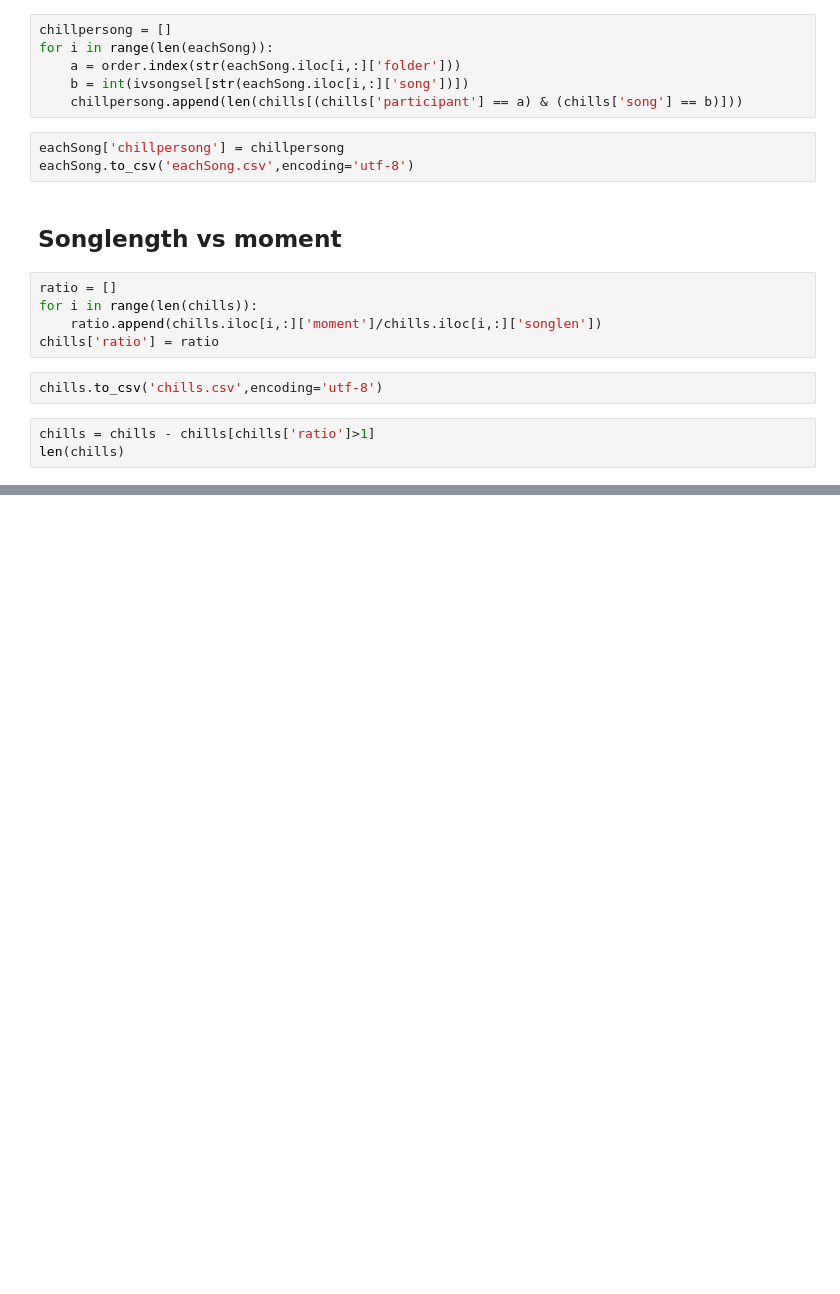
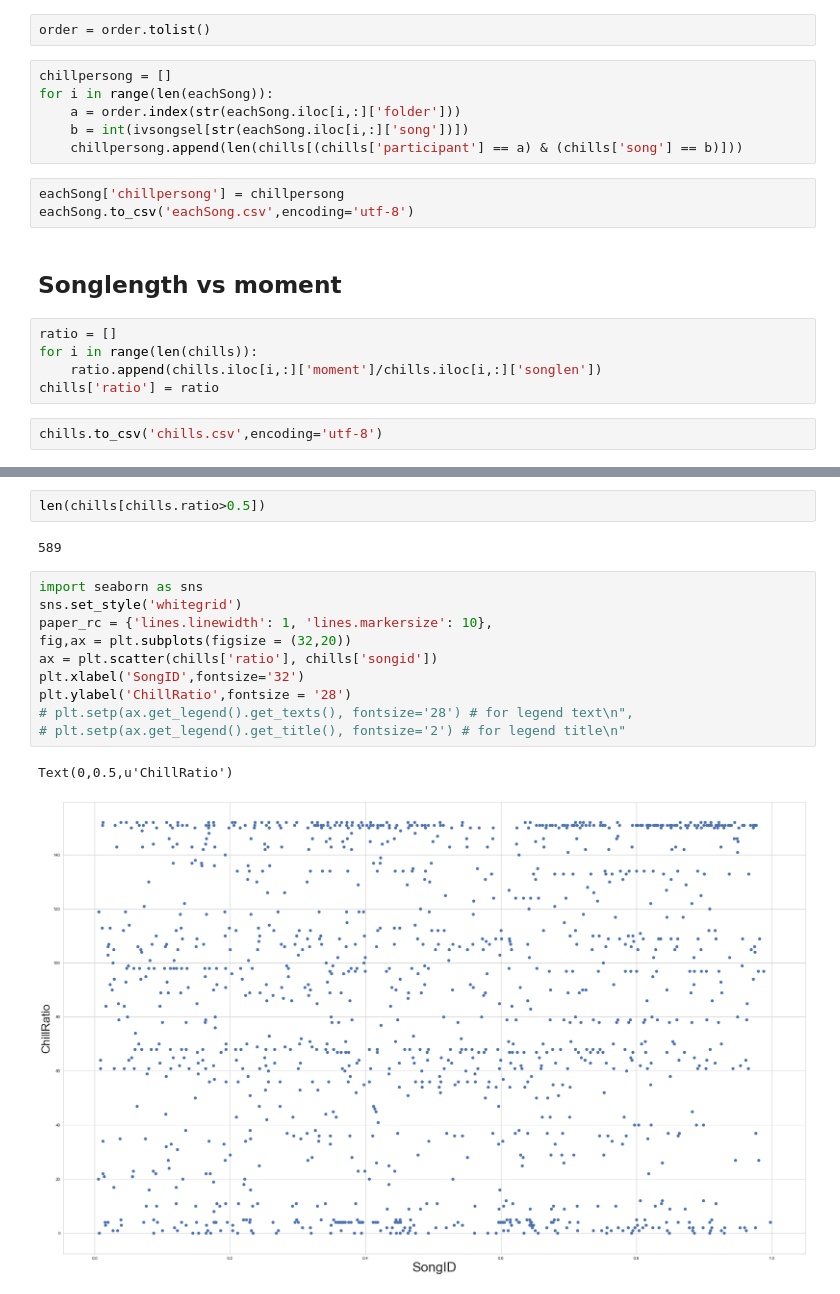
Before and after one commit to shockmonger/chill, a Jupyter notebook: resampling.ipynb, the cells around one changed output, grey strips where cells are left out. Cells and saved outputs as stored; diff of their text form; blank space fills up the shorter version.

```diff
--- a/resampling.ipynb
+++ b/resampling.ipynb
@@ -158,3 +149,5 @@ chills.head()
+# %%
+order = order.tolist()
 # %%
 chillpersong = []
 for i in range(len(eachSong)):
@@ -173,6 +166,3 @@ for i in range(len(chills)):
 chills['ratio'] = ratio
 # %%
 chills.to_csv('chills.csv',encoding='utf-8')
-# %%
-chills = chills - chills[chills['ratio']>1]
-len(chills)
@@ -186,0 +206,17 @@ plt.scatter(chills['participant'], chills['ratio'])
+# %%
+len(chills[chills.ratio>0.5])
+# %% [output]
+589
+# %%
+import seaborn as sns
+sns.set_style('whitegrid')
+paper_rc = {'lines.linewidth': 1, 'lines.markersize': 10},
+fig,ax = plt.subplots(figsize = (32,20))
+ax = plt.scatter(chills['ratio'], chills['songid'])
+plt.xlabel('SongID',fontsize='32')
+plt.ylabel('ChillRatio',fontsize = '28')
+# plt.setp(ax.get_legend().get_texts(), fontsize='28') # for legend text\n",
+# plt.setp(ax.get_legend().get_title(), fontsize='2') # for legend title\n"
+# %% [output]
+Text(0,0.5,u'ChillRatio')
+[figure, added]
```
Also changed, not shown: parts of 8 cells of this notebook, 5 other files.
